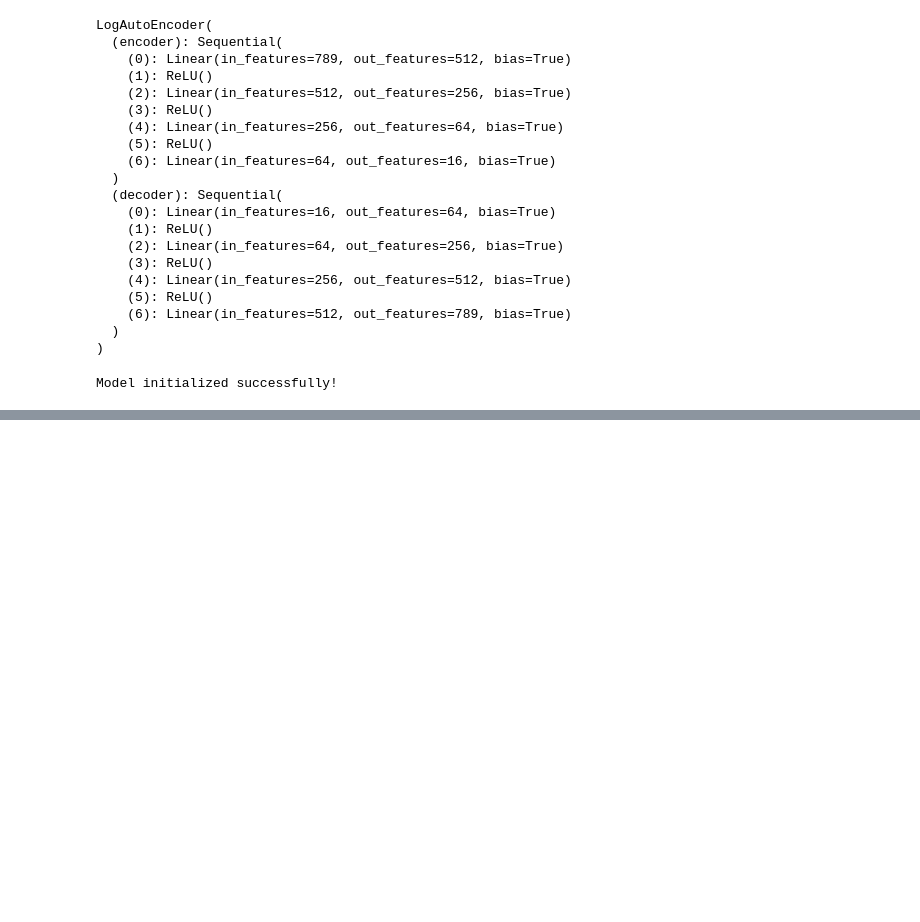
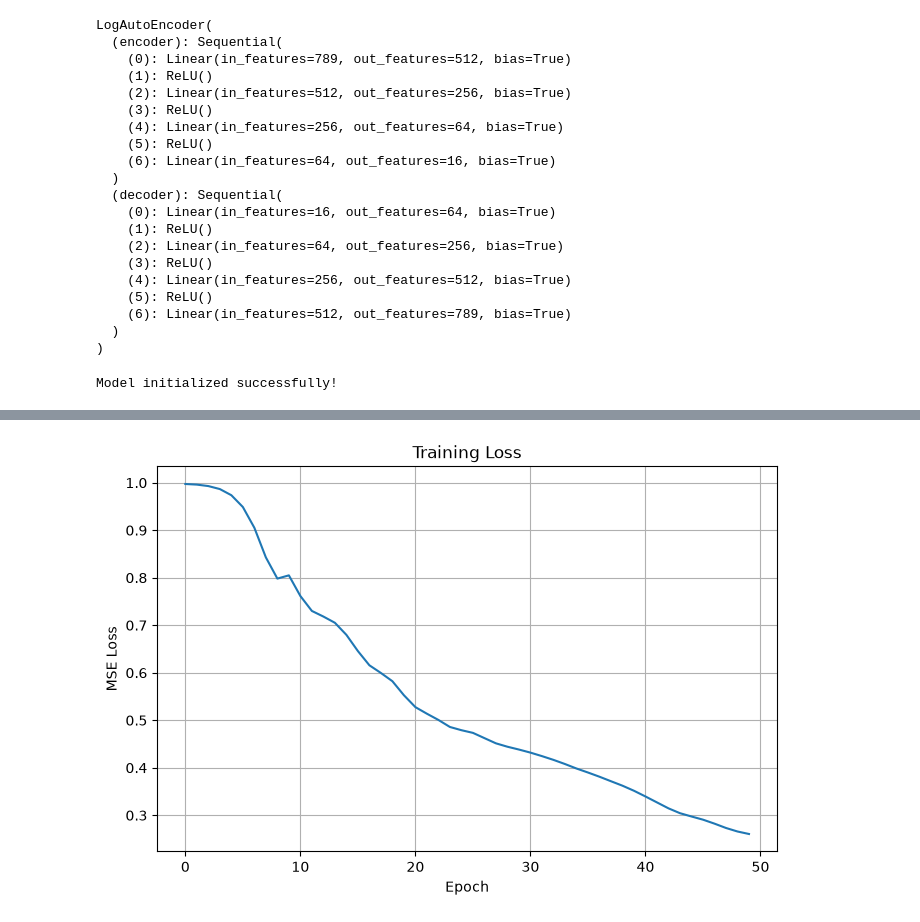
Before and after one commit to connectwithvanshika/LogAI, a Jupyter notebook: notebooks/03_AutoEncoder.ipynb, the cells around one changed output, grey strips where cells are left out. Cells and saved outputs as stored; diff of their text form; code cells hidden in the pictures; blank space fills up the shorter version.

Commit message:
training curve and train autoencoder

```diff
--- a/notebooks/03_AutoEncoder.ipynb
+++ b/notebooks/03_AutoEncoder.ipynb
@@ -411,3 +411,11 @@ optimizer = torch.optim.Adam(
 print("Model initialized successfully!")
 # %% [output]
 Model initialized successfully!
+# %%
+# ==========================================
+# Move Data to Device
+# ==========================================
+
+X_tensor = X_tensor.to(device)
+
+print(X_tensor.device)
@@ -413,0 +465,20 @@ Model initialized successfully!
+# %%
+# ==========================================
+# Training Loss Curve
+# ==========================================
+
+plt.figure(figsize=(8,5))
+
+plt.plot(loss_history)
+
+plt.title("Training Loss")
+
+plt.xlabel("Epoch")
+
+plt.ylabel("MSE Loss")
+
+plt.grid(True)
+
+plt.show()
+# %% [output]
+[figure, added]
```
Also changed, not shown: parts of 2 cells of this notebook.
